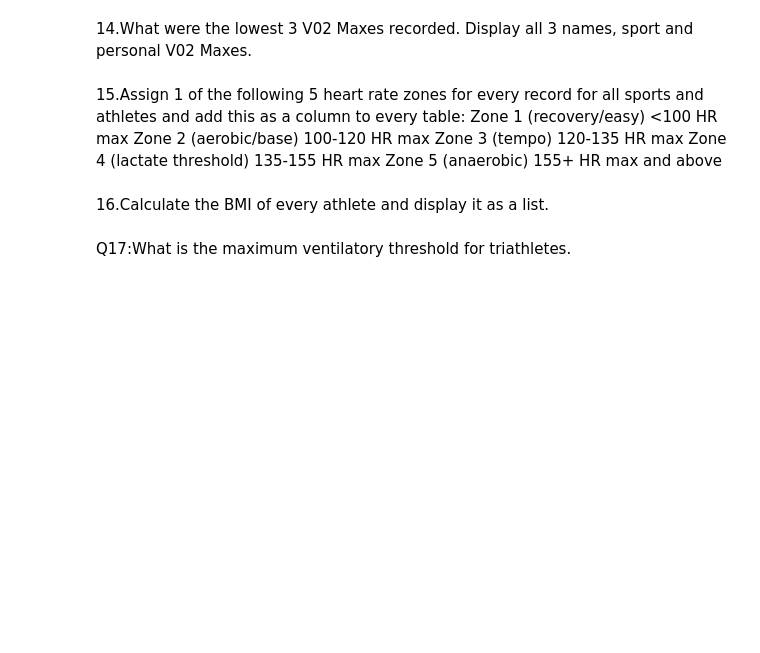
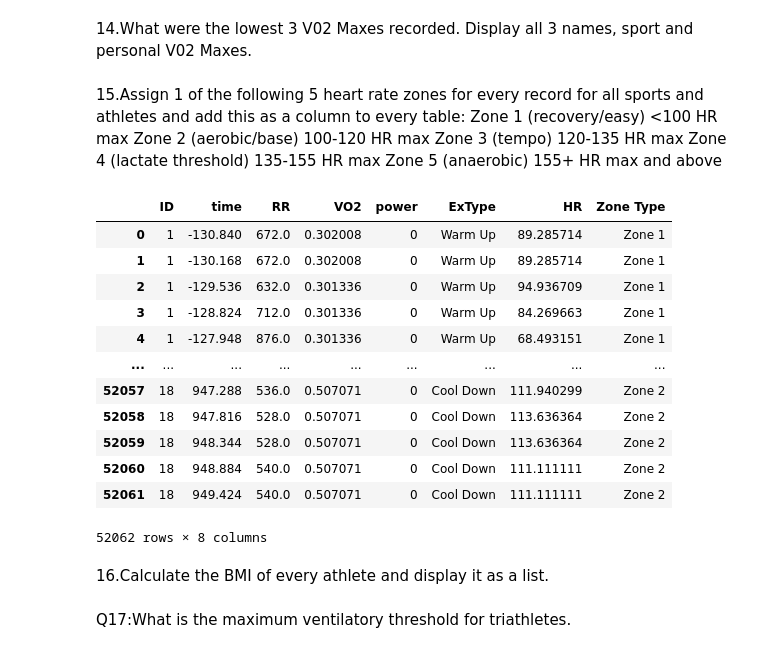
Before and after one commit to kalyankranth/10_Pythoncharms_PythonHackathon_Aug24, a Jupyter notebook: 10_Pythoncharms_Main80Questions.ipynb, the cells around one changed output. Saved outputs shown, nothing was run; the diff lists cells and outputs as text; code cells hidden in the pictures; blank space fills up the shorter version.

```diff
--- a/10_Pythoncharms_Main80Questions.ipynb
+++ b/10_Pythoncharms_Main80Questions.ipynb
@@ -26,2 +33,8 @@ dataframe
 # %% [markdown]
 2.Divide the rows into 3 parts: Warm up, GET(graded exercise test) and cool down using the data def. Label each row accordingly
+# %%
+df_excersizetype=pd.read_excel('AllAthletesData.xlsx',sheet_name='AllAthletesData')
+df_excersizetype.loc[df_excersizetype['time'] < 0,'ExType']='Warm Up'
+df_excersizetype.loc[(df_excersizetype['time'] >= 0) & (df_excersizetype['power'] > 0), 'ExType'] = 'GET'
+df_excersizetype.loc[(df_excersizetype['time'] >= 0) & (df_excersizetype['power'] == 0), 'ExType'] = 'Cool Down'
+df_excersizetype
@@ -58,6 +94,29 @@ Zone 2 (aerobic/base)        100-120 HR max
 Zone 3 (tempo)        120-135 HR max
 Zone 4 (lactate threshold)        135-155 HR max
 Zone 5 (anaerobic)        155+ HR max and above
+# %%
+df_excersizetype['HR']=60/(df_excersizetype['RR']/1000)
+df_excersizetype
+df_excersizetype.loc[df_excersizetype['HR'] < 100,'Zone Type']='Zone 1'
+df_excersizetype.loc[(df_excersizetype['HR'].between(100,120)), 'Zone Type'] = 'Zone 2'
+df_excersizetype.loc[(df_excersizetype['HR'].between(121,135)), 'Zone Type'] = 'Zone 3'
+df_excersizetype.loc[(df_excersizetype['HR'].between(136,155)), 'Zone Type'] = 'Zone 4'
+df_excersizetype.loc[df_excersizetype['HR'] > 155, 'Zone Type'] = 'Zone 5'
+df_excersizetype
+# %% [output]
+|  | ID | time | RR | VO2 | power | ExType | HR | Zone Type |
+| 0 | 1 | -130.840 | 672.0 | 0.302008 | 0 | Warm Up | 89.285714 | Zone 1 |
+| 1 | 1 | -130.168 | 672.0 | 0.302008 | 0 | Warm Up | 89.285714 | Zone 1 |
+| 2 | 1 | -129.536 | 632.0 | 0.301336 | 0 | Warm Up | 94.936709 | Zone 1 |
+| 3 | 1 | -128.824 | 712.0 | 0.301336 | 0 | Warm Up | 84.269663 | Zone 1 |
+| 4 | 1 | -127.948 | 876.0 | 0.301336 | 0 | Warm Up | 68.493151 | Zone 1 |
+| ... | ... | ... | ... | ... | ... | ... | ... | ... |
+| 52057 | 18 | 947.288 | 536.0 | 0.507071 | 0 | Cool Down | 111.940299 | Zone 2 |
+| 52058 | 18 | 947.816 | 528.0 | 0.507071 | 0 | Cool Down | 113.636364 | Zone 2 |
+| 52059 | 18 | 948.344 | 528.0 | 0.507071 | 0 | Cool Down | 113.636364 | Zone 2 |
+| 52060 | 18 | 948.884 | 540.0 | 0.507071 | 0 | Cool Down | 111.111111 | Zone 2 |
+| 52061 | 18 | 949.424 | 540.0 | 0.507071 | 0 | Cool Down | 111.111111 | Zone 2 |
+52062 rows × 8 columns
 # %% [markdown]
 16.Calculate the BMI of every athlete and display it as a list.
 # %% [markdown]
```
Also changed, not shown: parts of 5 cells of this notebook, 1 other file.
